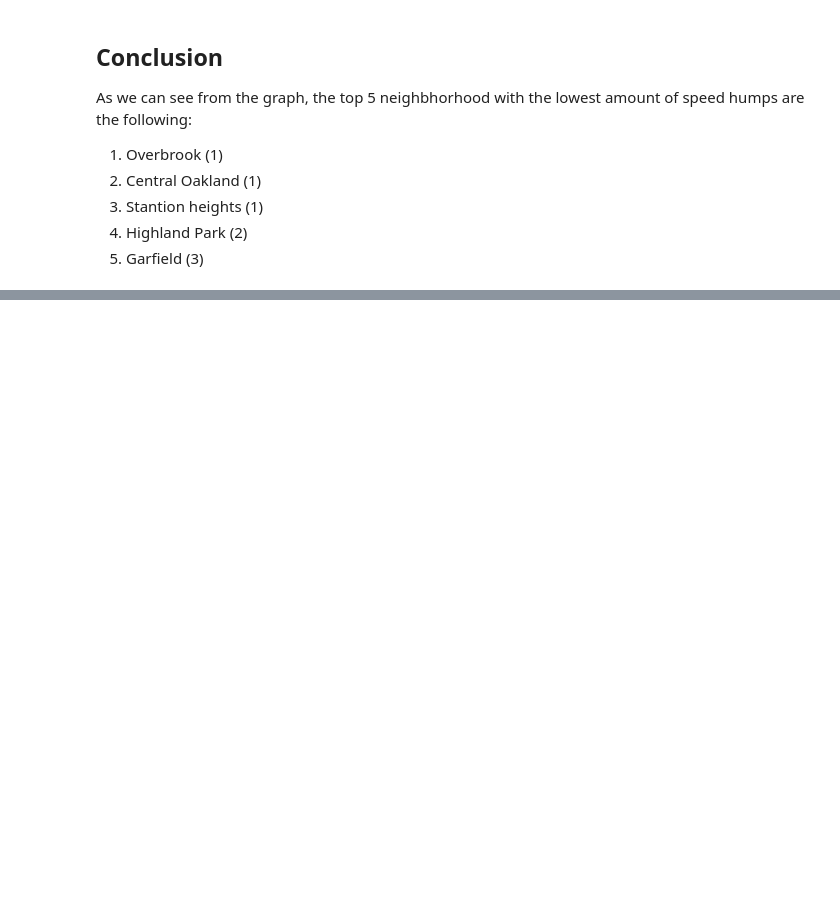
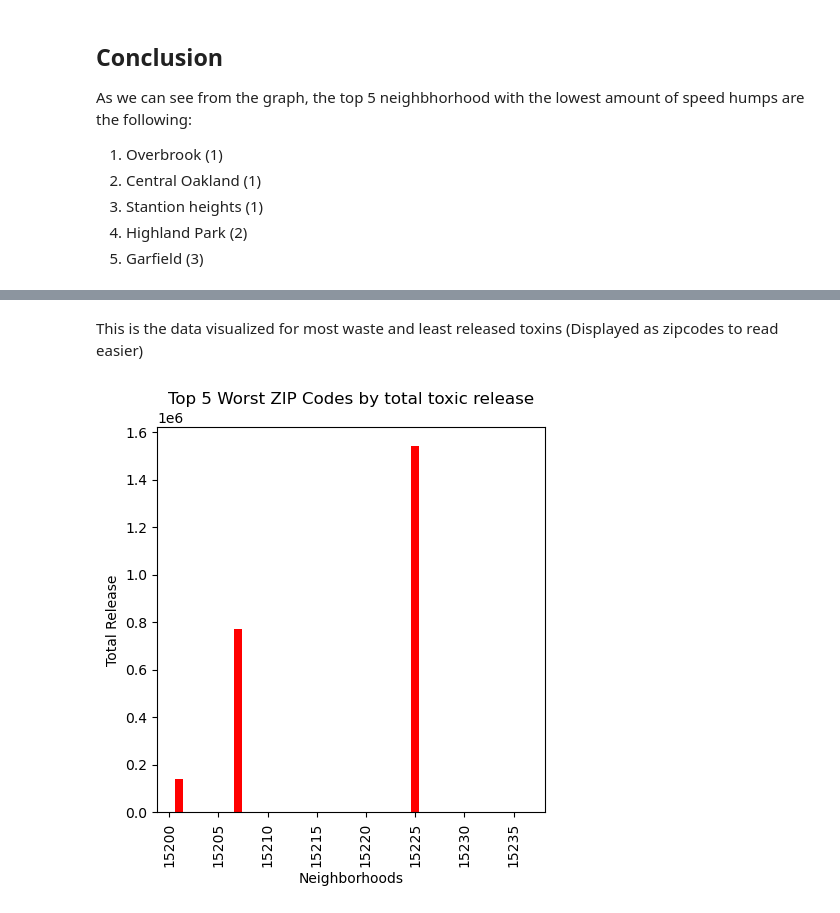
Before and after one commit to aaz50/Big-Ideas-Final, a Jupyter notebook: Final.ipynb, the cells around one changed output, grey strips where cells are left out. Saved outputs shown, nothing was run; the diff lists cells and outputs as text; code cells hidden in the pictures; blank space fills up the shorter version.

```diff
--- a/Final.ipynb
+++ b/Final.ipynb
@@ -185,0 +202,4 @@ As we can see from the graph, the top 5 neighbhorhood with the lowest amount of
+# %%
+filtered_data = watertoxdata[watertoxdata['CITY_NAME'].str.contains('PITTSBURGH', case=False, na=False)]
+columns_to_display = ['FACILITY_NAME', 'STREET_ADDRESS',  'CITY_NAME', 'ZIP_CODE', 'CHEM_NAME', 'CARCINOGEN', 'CLEAN_AIR', 'TOTAL_RELEASE']
+filtered_data[columns_to_display].head()
@@ -185,0 +215,11 @@ As we can see from the graph, the top 5 neighbhorhood with the lowest amount of
+# %%
+filtered_data = filtered_data.dropna(subset=['TOTAL_RELEASE'])
+
+filtered_data = filtered_data[filtered_data['ZIP_CODE'] != 152251516]
+filtered_data = filtered_data[filtered_data['ZIP_CODE'] != 152042599]
+filtered_data = filtered_data[filtered_data['ZIP_CODE'] != 152206246]
+filtered_data = filtered_data[filtered_data['ZIP_CODE'] != 152342624]
+
+
+filtered_data = filtered_data.sort_values(by='TOTAL_RELEASE', ascending=False)
+filtered_data[columns_to_display].head()
@@ -185,0 +235,2 @@ As we can see from the graph, the top 5 neighbhorhood with the lowest amount of
+# %%
+zip_code_totals = filtered_data.groupby('ZIP_CODE')['TOTAL_RELEASE'].sum()
@@ -185,0 +239,3 @@ As we can see from the graph, the top 5 neighbhorhood with the lowest amount of
+# %%
+worst_zip_codes = zip_code_totals.sort_values(ascending=False).head(5)
+worst_zip_codes
@@ -185,0 +309,12 @@ As we can see from the graph, the top 5 neighbhorhood with the lowest amount of
+# %% [markdown]
+This is the data visualized for most waste and least released toxins (Displayed as zipcodes to read easier)
+# %%
+plt.figure(figsize=(5, 5))
+plt.bar(worst_zip_codes.index, worst_zip_codes.values, color = 'red')
+plt.xticks(rotation=90)
+plt.xlabel('Neighborhoods')
+plt.ylabel('Total Release')
+plt.title('Top 5 Worst ZIP Codes by total toxic release')
+plt.show()
+# %% [output]
+[figure, added]
```
Also changed, not shown: parts of 38 cells of this notebook, 3 other files.
